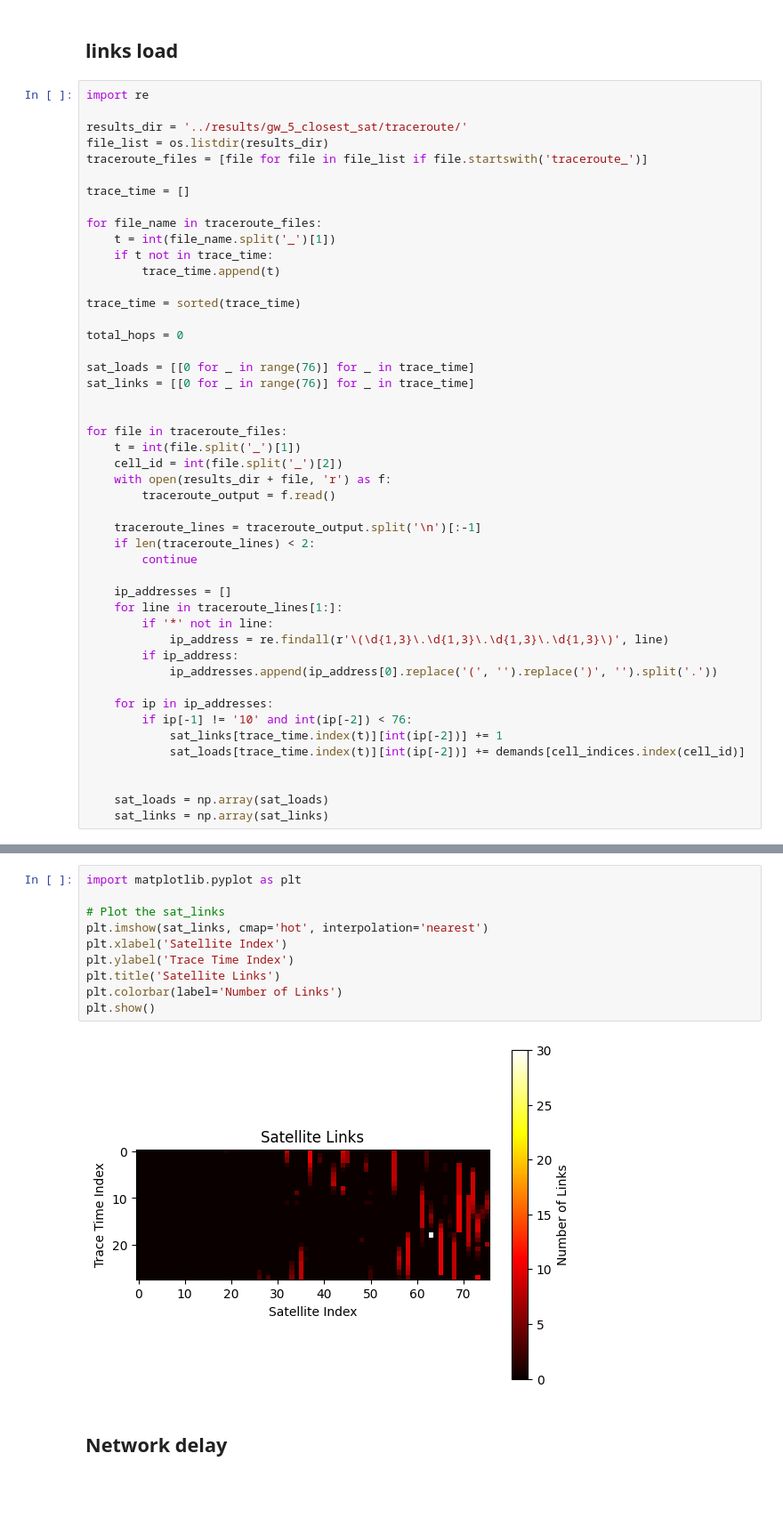
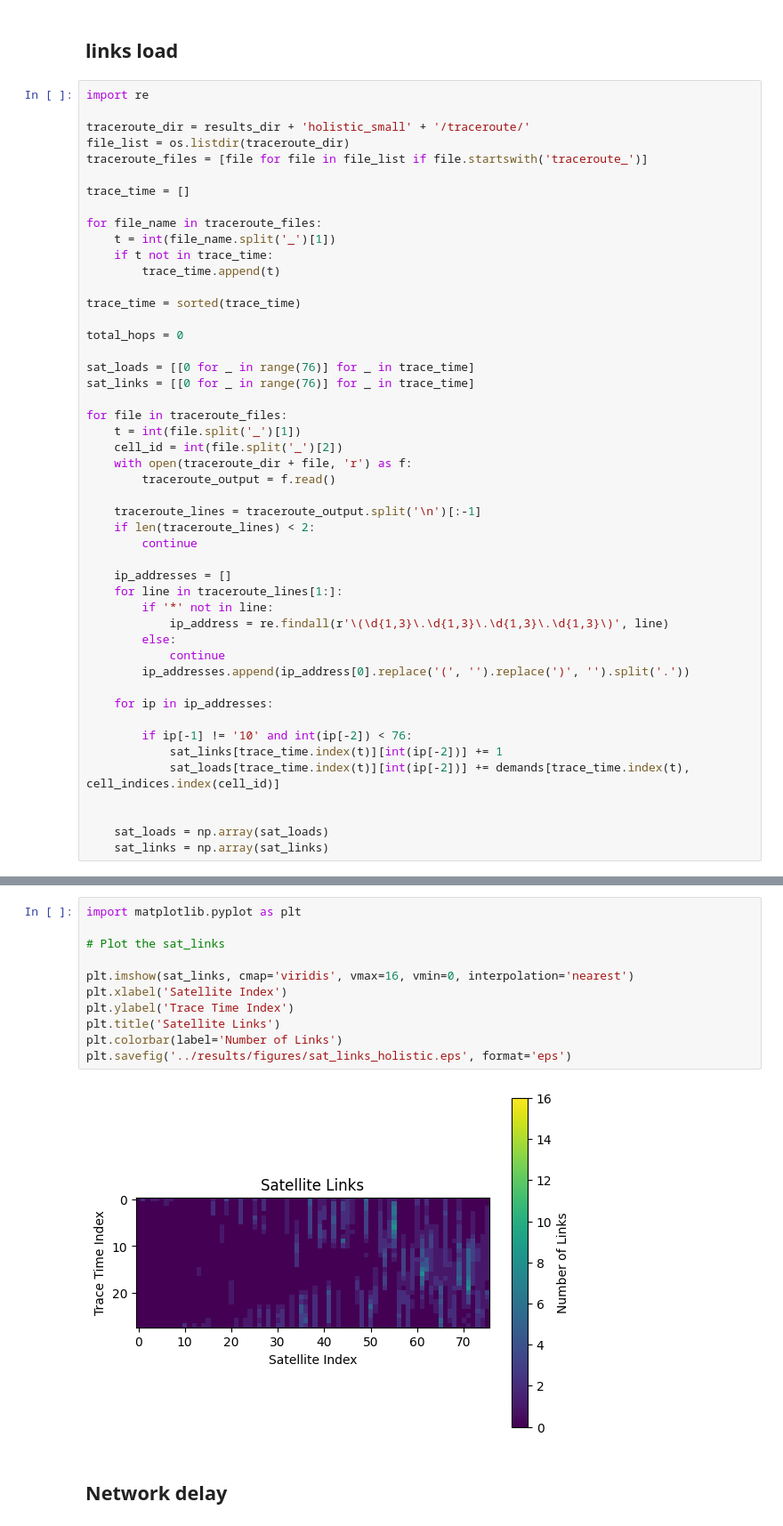
Before and after one commit to yutailin1993/StarryNet, a Jupyter notebook: result_plot.ipynb, the cells around one changed output, grey strips where cells are left out. Shown at 89% size. Cells and saved outputs as stored; diff of their text form; blank space fills up the shorter version.

```diff
--- a/result_plot.ipynb
+++ b/result_plot.ipynb
@@ -217,8 +276,8 @@ plt.show()
 # %%
 import re
 
-results_dir = '../results/gw_5_closest_sat/traceroute/'
-file_list = os.listdir(results_dir)
+traceroute_dir = results_dir + 'holistic_small' + '/traceroute/'
+file_list = os.listdir(traceroute_dir)
 traceroute_files = [file for file in file_list if file.startswith('traceroute_')]
 
 trace_time = []
@@ -235,11 +294,10 @@ total_hops = 0
 sat_loads = [[0 for _ in range(76)] for _ in trace_time]
 sat_links = [[0 for _ in range(76)] for _ in trace_time]
 
-
 for file in traceroute_files:
     t = int(file.split('_')[1])
     cell_id = int(file.split('_')[2])
-    with open(results_dir + file, 'r') as f:
+    with open(traceroute_dir + file, 'r') as f:
         traceroute_output = f.read()
 
     traceroute_lines = traceroute_output.split('\n')[:-1]
@@ -250,13 +308,15 @@ for file in traceroute_files:
     for line in traceroute_lines[1:]:
         if '*' not in line:
             ip_address = re.findall(r'\(\d{1,3}\.\d{1,3}\.\d{1,3}\.\d{1,3}\)', line)
-        if ip_address:
-            ip_addresses.append(ip_address[0].replace('(', '').replace(')', '').split('.'))
+        else:
+            continue
+        ip_addresses.append(ip_address[0].replace('(', '').replace(')', '').split('.'))
 
     for ip in ip_addresses:
+
         if ip[-1] != '10' and int(ip[-2]) < 76:
             sat_links[trace_time.index(t)][int(ip[-2])] += 1
-            sat_loads[trace_time.index(t)][int(ip[-2])] += demands[cell_indices.index(cell_id)]
+            sat_loads[trace_time.index(t)][int(ip[-2])] += demands[trace_time.index(t), cell_indices.index(cell_id)]
 
 
     sat_loads = np.array(sat_loads)
@@ -292,15 +353,16 @@ plt.show()
 # %%
 import matplotlib.pyplot as plt
 
 # Plot the sat_links
-plt.imshow(sat_links, cmap='hot', interpolation='nearest')
+
+plt.imshow(sat_links, cmap='viridis', vmax=16, vmin=0, interpolation='nearest')
 plt.xlabel('Satellite Index')
 plt.ylabel('Trace Time Index')
 plt.title('Satellite Links')
 plt.colorbar(label='Number of Links')
-plt.show()
+plt.savefig('../results/figures/sat_links_holistic.eps', format='eps')
 # %% [output]
-[figure, old version]
+[figure, new version]
 # %% [markdown]
 ## Network delay
 # %% [markdown]
```
Also changed, not shown: parts of 22 cells of this notebook, 8 other files.
